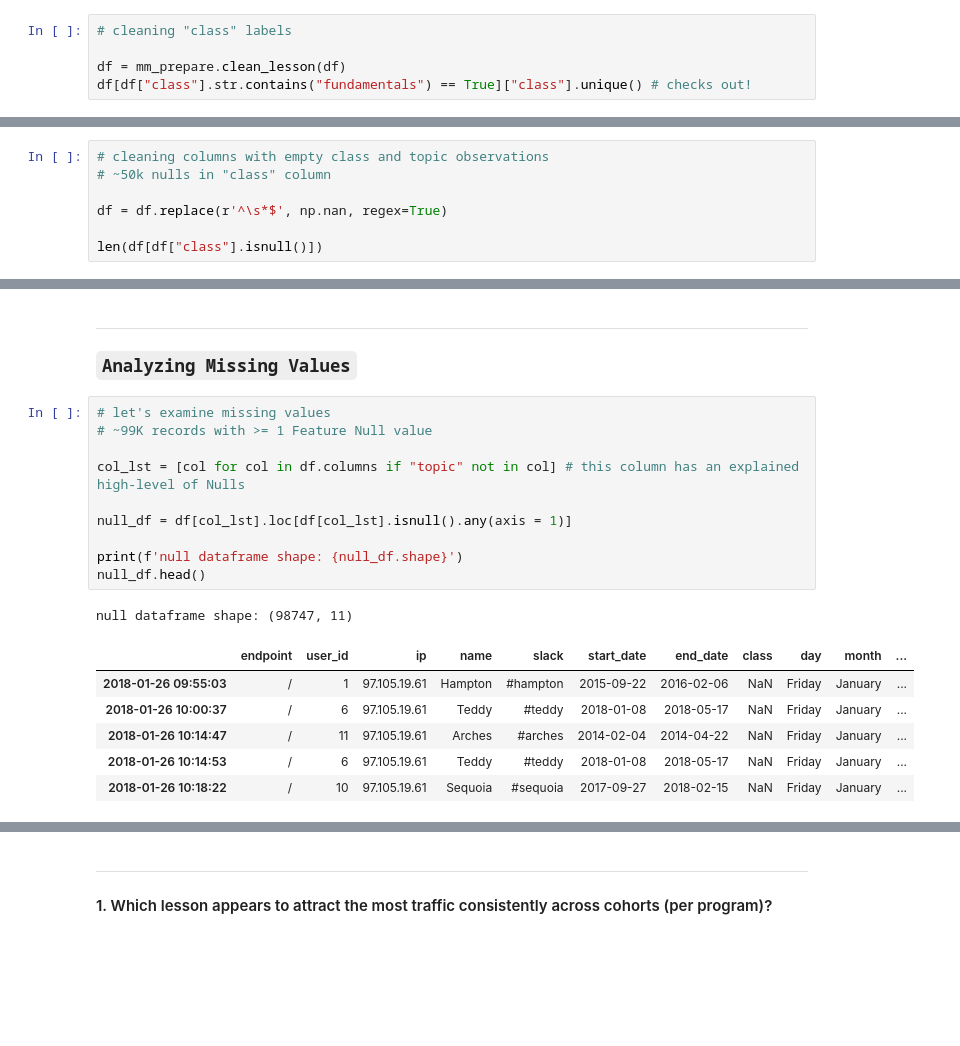
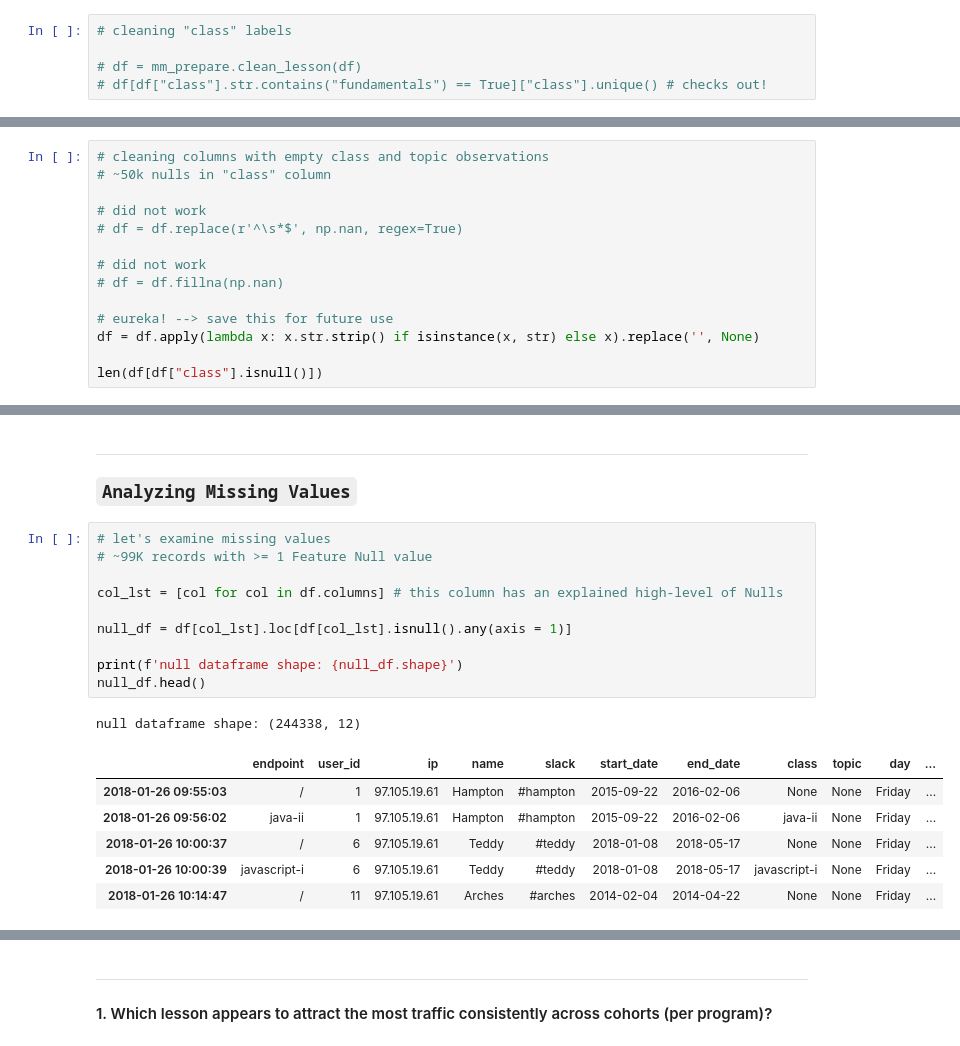
Before and after one commit to Kalpana-duo/project_anomaly, a Jupyter notebook: mm_notebook.ipynb, the cells around one changed output, grey strips where cells are left out. Saved outputs shown, nothing was run; the diff lists cells and outputs as text; blank space fills up the shorter version.

```diff
--- a/mm_notebook.ipynb
+++ b/mm_notebook.ipynb
@@ -119,5 +120,5 @@ df shape: (900223, 13)
 # %%
 # cleaning "class" labels
 
-df = mm_prepare.clean_lesson(df)
-df[df["class"].str.contains("fundamentals") == True]["class"].unique() # checks out!
+# df = mm_prepare.clean_lesson(df)
+# df[df["class"].str.contains("fundamentals") == True]["class"].unique() # checks out!
@@ -212,3 +196,17 @@ df.head()
 | 2018-01-26 09:56:05 | java-ii/object-oriented-programming | 1 | 97.105.19.61 | Hampton | #hampton | 2015-09-22 | 2016-02-06 | java-ii | object-oriented-programming | Friday | ... |
 | 2018-01-26 09:56:06 | slides/object_oriented_programming | 1 | 97.105.19.61 | Hampton | #hampton | 2015-09-22 | 2016-02-06 | slides | object_oriented_programming | Friday | ... |
 | 2018-01-26 09:56:24 | javascript-i/conditionals | 2 | 97.105.19.61 | Teddy | #teddy | 2018-01-08 | 2018-05-17 | javascript-i | conditionals | Friday | ... |
+# %%
+# cleaning columns with empty class and topic observations
+# ~50k nulls in "class" column
+
+# did not work
+# df = df.replace(r'^\s*$', np.nan, regex=True)
+
+# did not work
+# df = df.fillna(np.nan)
+
+# eureka! --> save this for future use
+df = df.apply(lambda x: x.str.strip() if isinstance(x, str) else x).replace('', None)
+
+len(df[df["class"].isnull()])
@@ -360,8 +370 @@ pd.Series(df_586["class"].unique().tolist())
 dtype: object
-# %%
-# cleaning columns with empty class and topic observations
-# ~50k nulls in "class" column
-
-df = df.replace(r'^\s*$', np.nan, regex=True)
-
-len(df[df["class"].isnull()])
@@ -415,21 +412,21 @@ dtype: float64
 # %%
 # let's examine missing values
 # ~99K records with >= 1 Feature Null value
 
-col_lst = [col for col in df.columns if "topic" not in col] # this column has an explained high-level of Nulls
+col_lst = [col for col in df.columns] # this column has an explained high-level of Nulls
 
 null_df = df[col_lst].loc[df[col_lst].isnull().any(axis = 1)]
 
 print(f'null dataframe shape: {null_df.shape}')
 null_df.head()
 # %% [output]
-null dataframe shape: (98747, 11)
+null dataframe shape: (244338, 12)
-|  | endpoint | user_id | ip | name | slack | start_date | end_date | class | day | month | ... |
-| 2018-01-26 09:55:03 | / | 1 | 97.105.19.61 | Hampton | #hampton | 2015-09-22 | 2016-02-06 | NaN | Friday | January | ... |
-| 2018-01-26 10:00:37 | / | 6 | 97.105.19.61 | Teddy | #teddy | 2018-01-08 | 2018-05-17 | NaN | Friday | January | ... |
-| 2018-01-26 10:14:47 | / | 11 | 97.105.19.61 | Arches | #arches | 2014-02-04 | 2014-04-22 | NaN | Friday | January | ... |
-| 2018-01-26 10:14:53 | / | 6 | 97.105.19.61 | Teddy | #teddy | 2018-01-08 | 2018-05-17 | NaN | Friday | January | ... |
-| 2018-01-26 10:18:22 | / | 10 | 97.105.19.61 | Sequoia | #sequoia | 2017-09-27 | 2018-02-15 | NaN | Friday | January | ... |
+|  | endpoint | user_id | ip | name | slack | start_date | end_date | class | topic | day | ... |
+| 2018-01-26 09:55:03 | / | 1 | 97.105.19.61 | Hampton | #hampton | 2015-09-22 | 2016-02-06 | None | None | Friday | ... |
+| 2018-01-26 09:56:02 | java-ii | 1 | 97.105.19.61 | Hampton | #hampton | 2015-09-22 | 2016-02-06 | java-ii | None | Friday | ... |
+| 2018-01-26 10:00:37 | / | 6 | 97.105.19.61 | Teddy | #teddy | 2018-01-08 | 2018-05-17 | None | None | Friday | ... |
+| 2018-01-26 10:00:39 | javascript-i | 6 | 97.105.19.61 | Teddy | #teddy | 2018-01-08 | 2018-05-17 | javascript-i | None | Friday | ... |
+| 2018-01-26 10:14:47 | / | 11 | 97.105.19.61 | Arches | #arches | 2014-02-04 | 2014-04-22 | None | None | Friday | ... |
 # %%
 # let's examine unique values in ea. feature/vairable
 
```
Also changed, not shown: parts of 35 cells of this notebook, 2 other files.
